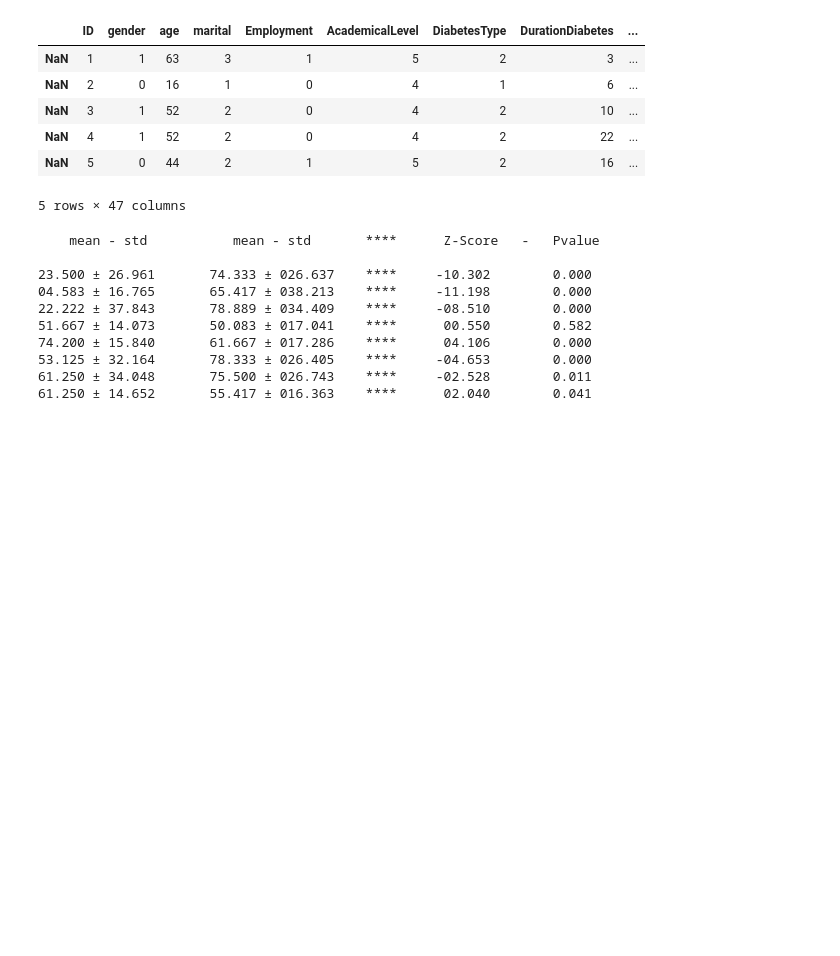
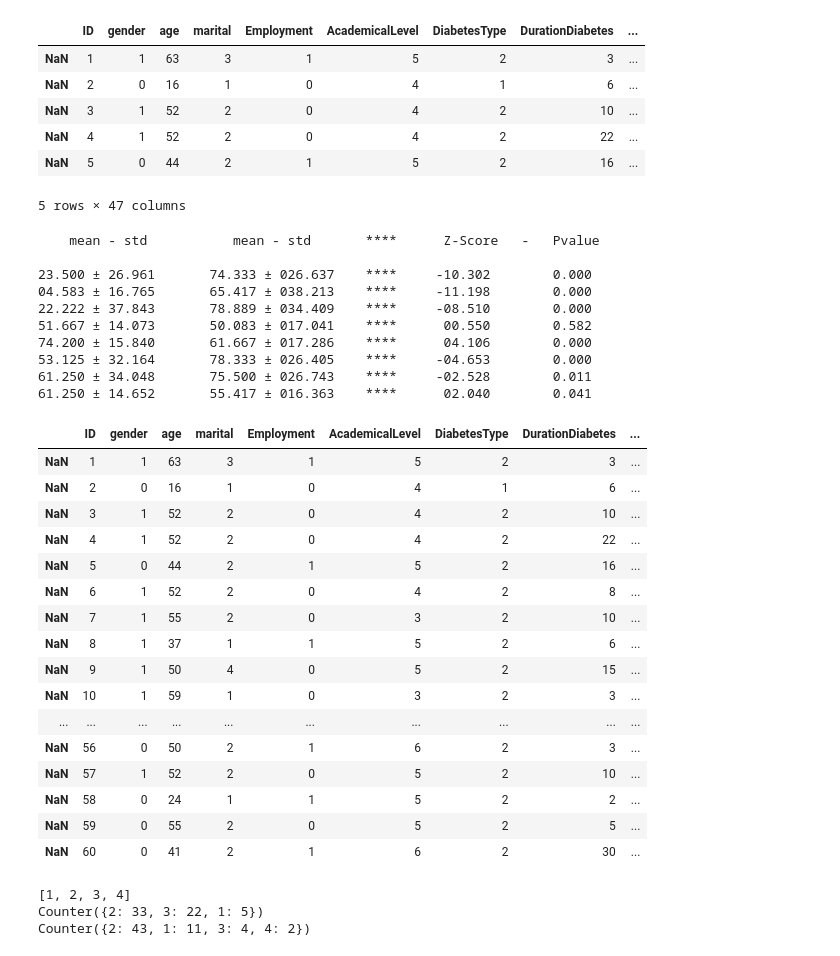
Before and after one commit to AmrKhalifa/Analysing-Diabetic-Foot-Ulcers-data, a Jupyter notebook: study_data_analysis.ipynb, the cells around one changed output. Cells and saved outputs as stored; diff of their text form; code cells hidden in the pictures; blank space fills up the shorter version.

```diff
--- a/study_data_analysis.ipynb
+++ b/study_data_analysis.ipynb
@@ -38,7 +40,7 @@ def adjust_idx(l):
     return [item-1 for item in l]
 # %%
 study_socio_demog = study_scores_df.iloc[:, :17]
-control_soci_demog = control_scores_df.iloc[:, :11]
+control_socio_demog = control_scores_df.iloc[:, :11]
 
 study_domains = study_scores_df.iloc[:,17:]
 control_domains = control_scores_df.iloc[:,11:]
@@ -116,3 +118,23 @@ for study_domain, control_domain in zip (study_domains_list, control_domains_lis
 53.125 ± 32.164       78.333 ± 026.405    ****     -04.653        0.000
 61.250 ± 34.048       75.500 ± 026.743    ****     -02.528        0.011
 61.250 ± 14.652       55.417 ± 016.363    ****      02.040        0.041
+# %%
+control_socio_demog
+# %% [output]
+|  | ID | gender | age | marital | Employment | AcademicalLevel | DiabetesType | DurationDiabetes | ... |
+| NaN | 1 | 1 | 63 | 3 | 1 | 5 | 2 | 3 | ... |
+| NaN | 2 | 0 | 16 | 1 | 0 | 4 | 1 | 6 | ... |
+| NaN | 3 | 1 | 52 | 2 | 0 | 4 | 2 | 10 | ... |
+| NaN | 4 | 1 | 52 | 2 | 0 | 4 | 2 | 22 | ... |
+| NaN | 5 | 0 | 44 | 2 | 1 | 5 | 2 | 16 | ... |
+| NaN | 6 | 1 | 52 | 2 | 0 | 4 | 2 | 8 | ... |
+| NaN | 7 | 1 | 55 | 2 | 0 | 3 | 2 | 10 | ... |
+| NaN | 8 | 1 | 37 | 1 | 1 | 5 | 2 | 6 | ... |
+| NaN | 9 | 1 | 50 | 4 | 0 | 5 | 2 | 15 | ... |
+| NaN | 10 | 1 | 59 | 1 | 0 | 3 | 2 | 3 | ... |
+| ... | ... | ... | ... | ... | ... | ... | ... | ... | ... |
+| NaN | 56 | 0 | 50 | 2 | 1 | 6 | 2 | 3 | ... |
+| NaN | 57 | 1 | 52 | 2 | 0 | 5 | 2 | 10 | ... |
+| NaN | 58 | 0 | 24 | 1 | 1 | 5 | 2 | 2 | ... |
+| NaN | 59 | 0 | 55 | 2 | 0 | 5 | 2 | 5 | ... |
+| NaN | 60 | 0 | 41 | 2 | 1 | 6 | 2 | 30 | ... |
@@ -118,0 +216,14 @@ for study_domain, control_domain in zip (study_domains_list, control_domains_lis
+# %%
+c_a = Counter(a)
+c_b = Counter(b)
+
+uniq_a = [a for a, b in c_a.items()]
+uniq_b = [a for a, b in c_b.items()]
+uniq = sorted(list(set(uniq_a + uniq_b)))
+print(uniq)
+print(c_a)
+print(c_b)
+# %% [output]
+[1, 2, 3, 4]
+Counter({2: 33, 3: 22, 1: 5})
+Counter({2: 43, 1: 11, 3: 4, 4: 2})
```
Also changed, not shown: parts of 9 cells of this notebook.
